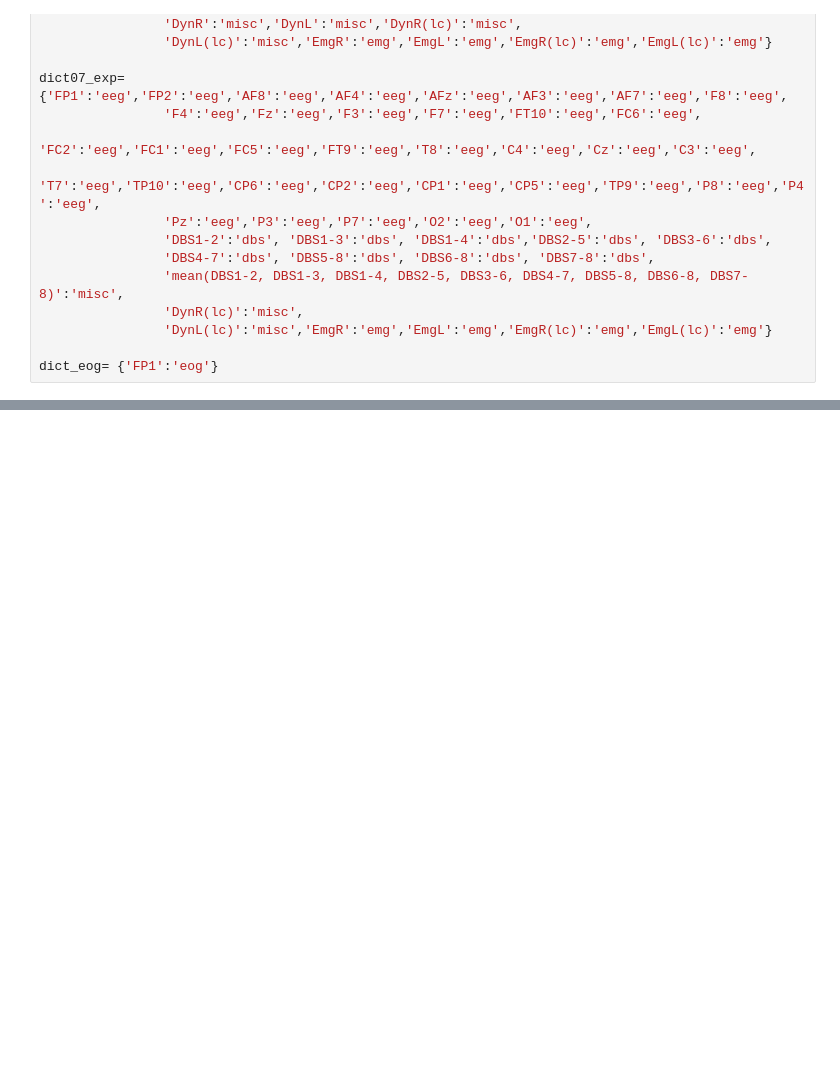
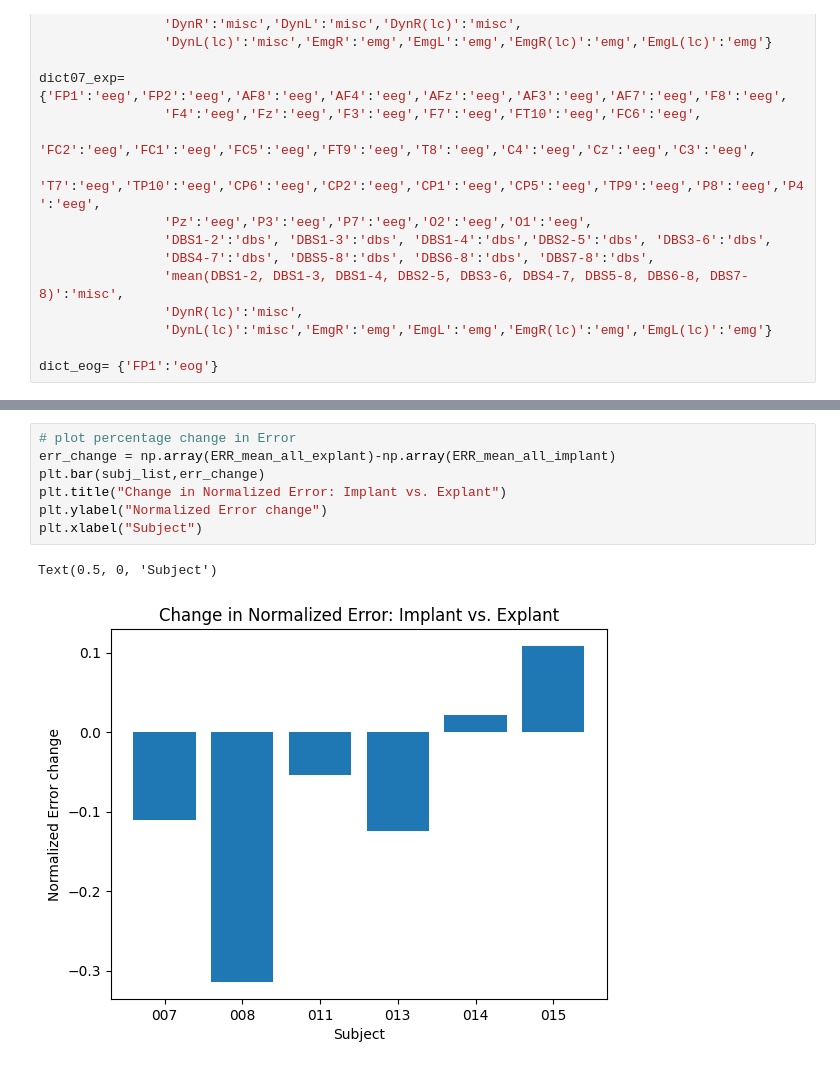
Before and after one commit to NiteshMalan/Oddball_Task, a Jupyter notebook: Oddball_Behavioral_analysis_Correlation.ipynb, the cells around one changed output, grey strips where cells are left out. Drawn from its saved outputs; the diff is of its cells as text; blank space fills up the shorter version.

```diff
--- a/Oddball_Behavioral_analysis_Correlation.ipynb
+++ b/Oddball_Behavioral_analysis_Correlation.ipynb
@@ -224,0 +411,10 @@ plt.bar(subj_list,ERR_value)
+# %%
+# plot percentage change in Error
+err_change = np.array(ERR_mean_all_explant)-np.array(ERR_mean_all_implant)
+plt.bar(subj_list,err_change)
+plt.title("Change in Normalized Error: Implant vs. Explant")
+plt.ylabel("Normalized Error change")
+plt.xlabel("Subject")
+# %% [output]
+Text(0.5, 0, 'Subject')
+[figure, added]
```
Also changed, not shown: parts of 49 cells of this notebook, 2 other files.
